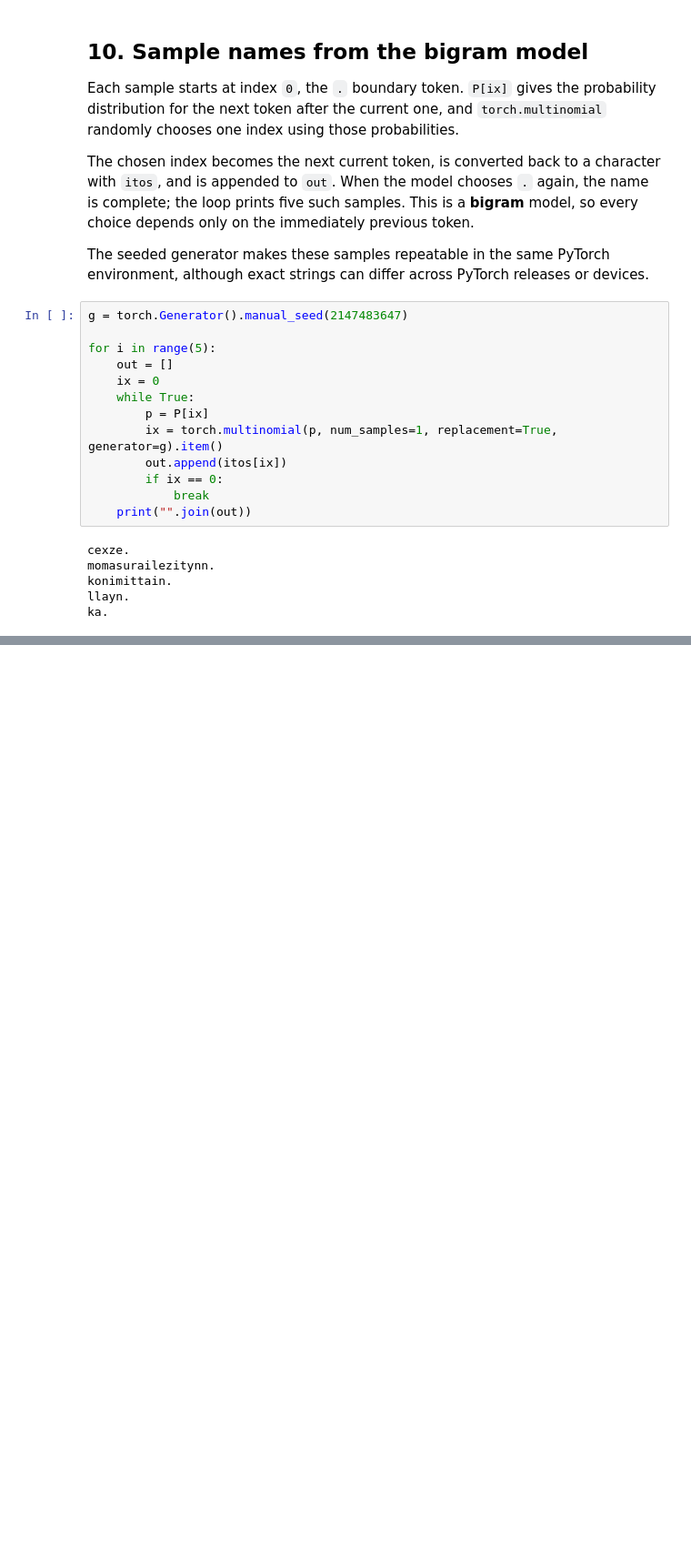
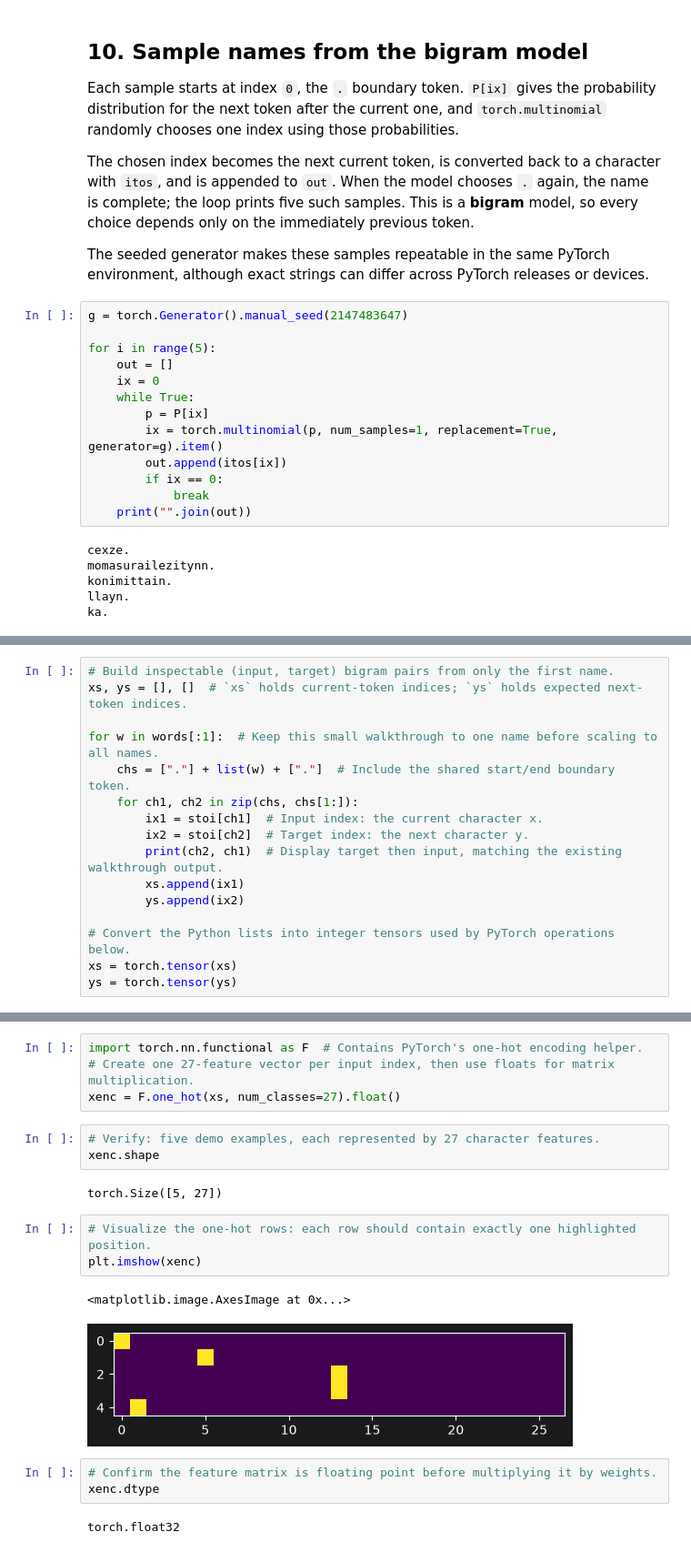
Before and after one commit to majorgilles/karpathy_ml_course, a Jupyter notebook: coursework/02-makemore-bigram/notebooks/02-makemore-bigram.ipynb, the cells around one changed output, grey strips where cells are left out. Shown at 91% size. Drawn from its saved outputs; the diff is of its cells as text; blank space fills up the shorter version.

Commit message:
Update execution timestamps and enhance documentation in makemore bigram notebook

```diff
--- a/coursework/02-makemore-bigram/notebooks/02-makemore-bigram.ipynb
+++ b/coursework/02-makemore-bigram/notebooks/02-makemore-bigram.ipynb
@@ -300,0 +313,16 @@ Total negative log likelihood: 2.4544
+# %%
+# Build inspectable (input, target) bigram pairs from only the first name.
+xs, ys = [], []  # `xs` holds current-token indices; `ys` holds expected next-token indices.
+
+for w in words[:1]:  # Keep this small walkthrough to one name before scaling to all names.
+    chs = ["."] + list(w) + ["."]  # Include the shared start/end boundary token.
+    for ch1, ch2 in zip(chs, chs[1:]):
+        ix1 = stoi[ch1]  # Input index: the current character x.
+        ix2 = stoi[ch2]  # Target index: the next character y.
+        print(ch2, ch1)  # Display target then input, matching the existing walkthrough output.
+        xs.append(ix1)
+        ys.append(ix2)
+
+# Convert the Python lists into integer tensors used by PyTorch operations below.
+xs = torch.tensor(xs)
+ys = torch.tensor(ys)
@@ -300,0 +351,20 @@ Total negative log likelihood: 2.4544
+# %%
+import torch.nn.functional as F  # Contains PyTorch's one-hot encoding helper.
+# Create one 27-feature vector per input index, then use floats for matrix multiplication.
+xenc = F.one_hot(xs, num_classes=27).float()
+# %%
+# Verify: five demo examples, each represented by 27 character features.
+xenc.shape
+# %% [output]
+torch.Size([5, 27])
+# %%
+# Visualize the one-hot rows: each row should contain exactly one highlighted position.
+plt.imshow(xenc)
+# %% [output]
+<matplotlib.image.AxesImage at 0x...>
+[figure, added]
+# %%
+# Confirm the feature matrix is floating point before multiplying it by weights.
+xenc.dtype
+# %% [output]
+torch.float32
```
Also changed, not shown: parts of 15 cells of this notebook, 1 other file.
